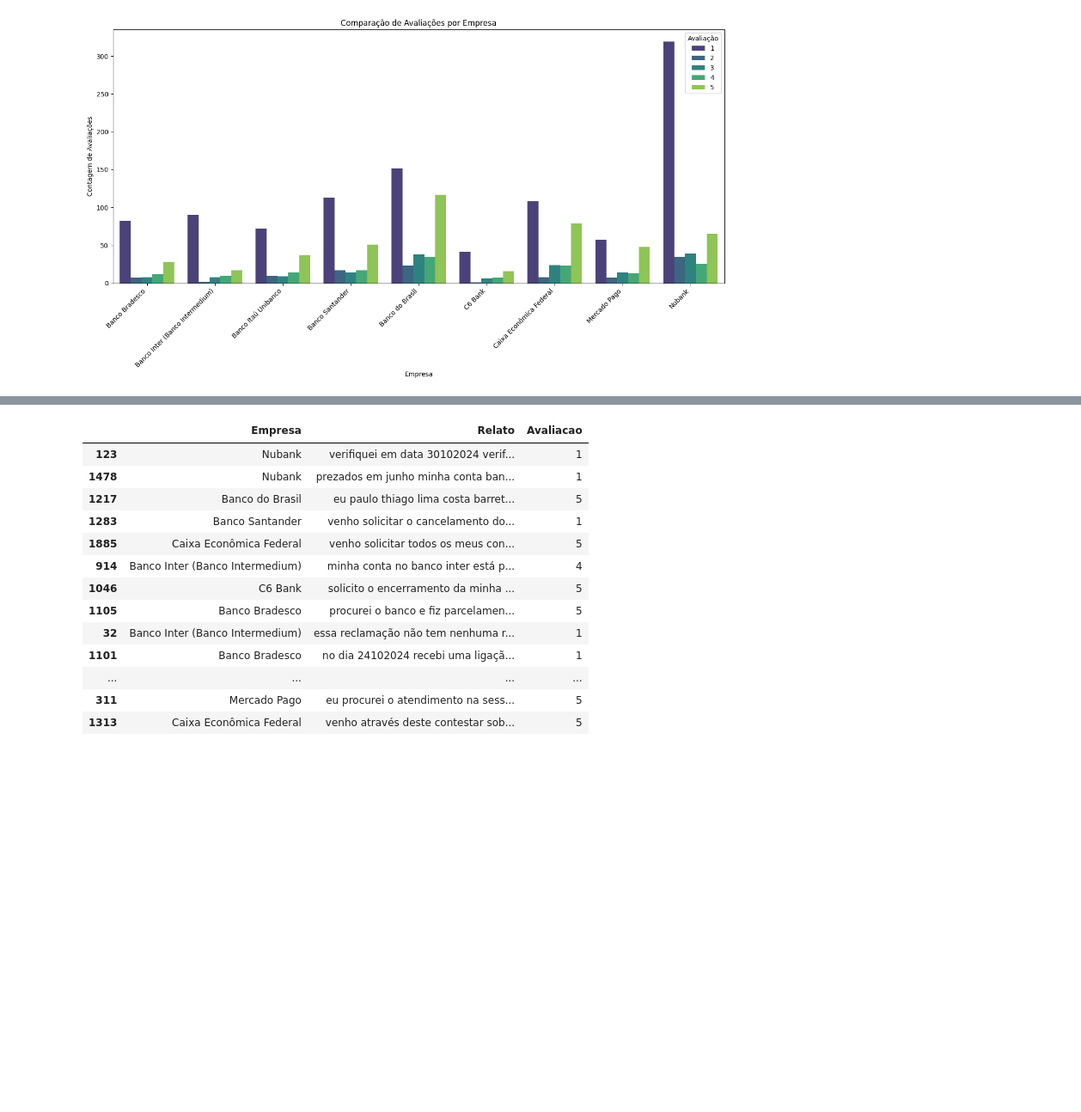
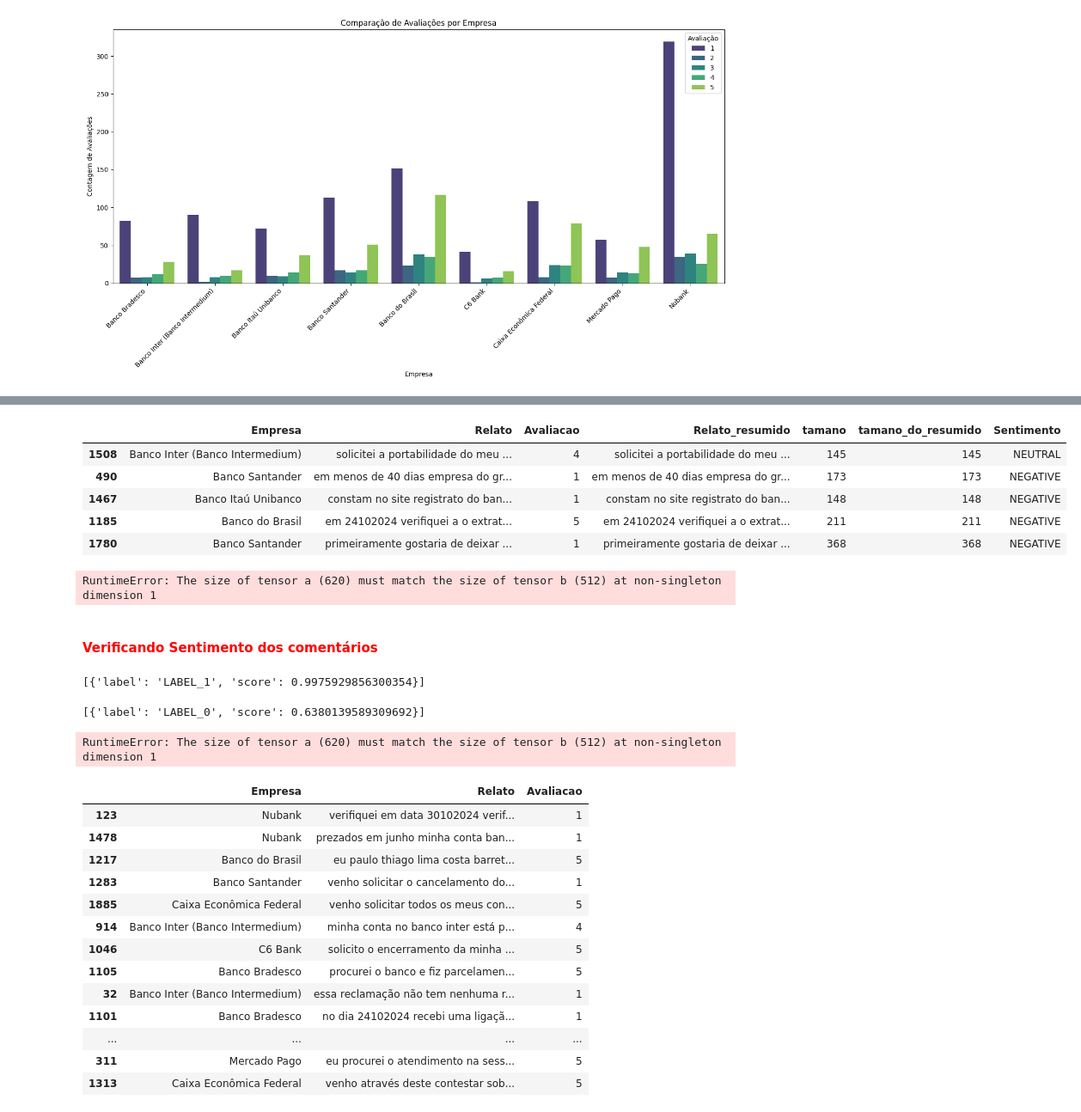
Before and after one commit to alyssonmontovanelli/PLN_Text_Analysis, a Jupyter notebook: PLN/sentiment_analysis.ipynb, the cells around one changed output, grey strips where cells are left out. Shown at 86% size. Drawn from its saved outputs; the diff is of its cells as text; code cells hidden in the pictures; blank space fills up the shorter version.

```diff
--- a/PLN/sentiment_analysis.ipynb
+++ b/PLN/sentiment_analysis.ipynb
@@ -63,3 +136,52 @@ plt.show()
+# %%
+tesete1 = dados_sentimento[dados_sentimento["tamano"] < 510]
+# %%
+tesete1["Sentimento"] = dados_sentimento["Relato_resumido"].apply(lambda x: finbert_pt_br_pipeline(x)[0]['label'])
+# %%
+tesete1.sample(5)
+# %% [output]
+|  | Empresa | Relato | Avaliacao | Relato_resumido | tamano | tamano_do_resumido | Sentimento |
+| 1508 | Banco Inter (Banco Intermedium) | solicitei a portabilidade do meu ... | 4 | solicitei a portabilidade do meu ... | 145 | 145 | NEUTRAL |
+| 490 | Banco Santander | em menos de 40 dias empresa do gr... | 1 | em menos de 40 dias empresa do gr... | 173 | 173 | NEGATIVE |
+| 1467 | Banco Itaú Unibanco | constam no site registrato do ban... | 1 | constam no site registrato do ban... | 148 | 148 | NEGATIVE |
+| 1185 | Banco do Brasil | em 24102024 verifiquei a o extrat... | 5 | em 24102024 verifiquei a o extrat... | 211 | 211 | NEGATIVE |
+| 1780 | Banco Santander | primeiramente gostaria de deixar ... | 1 | primeiramente gostaria de deixar ... | 368 | 368 | NEGATIVE |
+# %%
+summarizer = pipeline("summarization", model="facebook/bart-large-cnn", tokenizer="facebook/bart-large-cnn")
+
+# Aplicar a análise de sentimentos nos textos maiores que 510
+dados_sentimento["Sentimento_maior_510"] = dados_sentimento["Relato"].apply(
+    lambda x: finbert_pt_br_pipeline(summarizer(x, max_length=512, min_length=50, do_sample=False)[0]['summary_text'])[0]['label']
+    if len(x.split()) > 510 else finbert_pt_br_pipeline(x)[0]['label']
+)
+# %% [output]
+RuntimeError: The size of tensor a (620) must match the size of tensor b (512) at non-singleton dimension 1
+# %% [markdown]
+#### <font color = "red"> Verificando Sentimento dos comentários
+# %%
+model_name = "lipaoMai/BERT-sentiment-analysis-portuguese"
+
+# Carregar tokenizer e modelo
+tokenizer = AutoTokenizer.from_pretrained(model_name)
+model = AutoModelForSequenceClassification.from_pretrained(model_name)
+
+# Criar pipeline de análise de sentimentos
+sentiment_analysis = pipeline("sentiment-analysis", model=model, tokenizer=tokenizer)
+
+# Testar com uma frase
+resultado = sentiment_analysis("Eu gosto muito deste banco, é excelente!")
+print(resultado)
+# %% [output]
+[{'label': 'LABEL_1', 'score': 0.9975929856300354}]
+# %%
+resultado2 = sentiment_analysis("Odeio você")
+print(resultado2)
+# %% [output]
+[{'label': 'LABEL_0', 'score': 0.6380139589309692}]
+# %%
+dados_sentimento["Sentimento"] = dados_sentimento['Relato'].apply(lambda x: finbert_pt_br_pipeline(x)[0]["label"])
+# %% [output]
+RuntimeError: The size of tensor a (620) must match the size of tensor b (512) at non-singleton dimension 1
 # %%
 dados_sentimento.sample(20)
 # %% [output]
```
Also changed, not shown: parts of 13 cells of this notebook, 6 other files.
